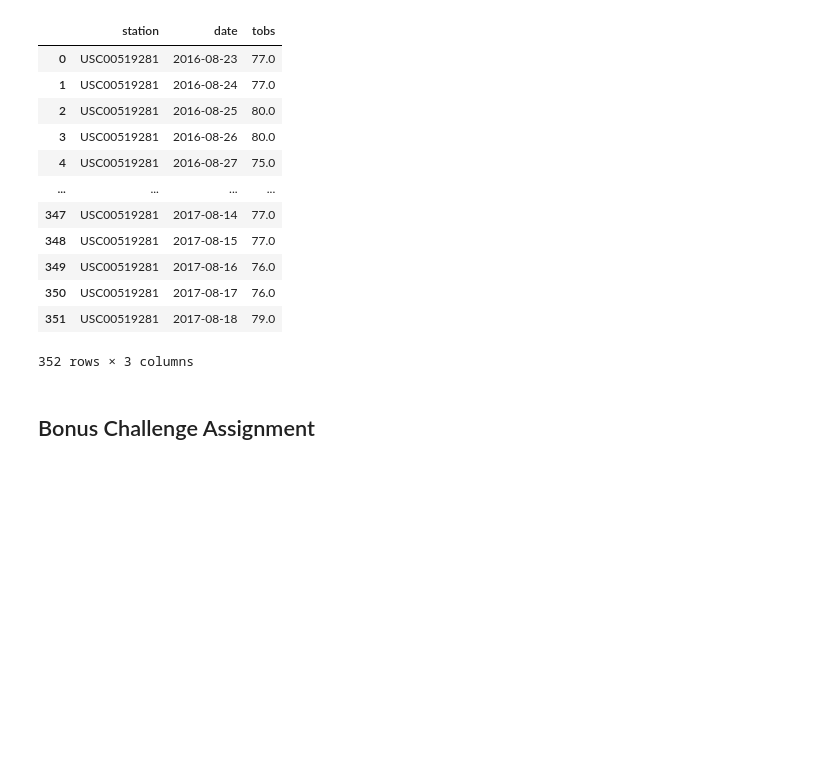
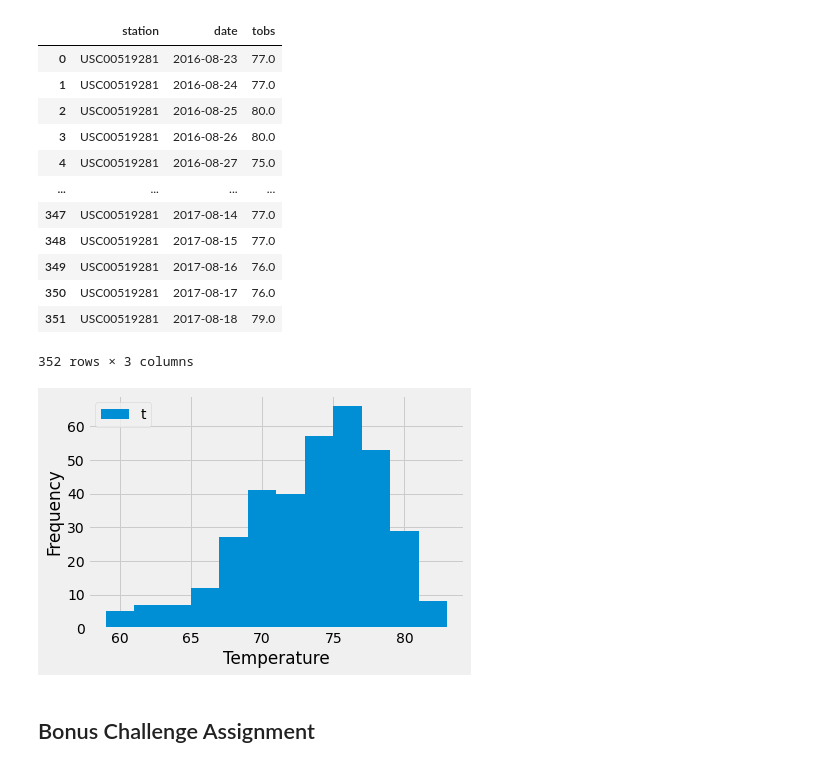
Before and after one commit to DMVance/climate-app, a Jupyter notebook: climate_starter.ipynb, the cells around one changed output. Saved outputs shown, nothing was run; the diff lists cells and outputs as text; code cells hidden in the pictures; blank space fills up the shorter version.

```diff
--- a/climate_starter.ipynb
+++ b/climate_starter.ipynb
@@ -270,17 +292,14 @@ most_tobs = """SELECT m.station, count(m.tobs) FROM measurement as m
     GROUP BY m.station
     ORDER BY count(m.tobs) DESC;"""
 df_most_tobs = pd.read_sql(most_tobs, conn)
-precip_high_count = df_most_tobs["station"][0]
+station_highest_count_tobs = df_most_tobs["station"][0]
 
-tobs_meas_high_count = f"""SELECT m.station, m.date, m.tobs FROM measurement as m
+tobs_12mo = f"""SELECT m.station, m.date, m.tobs FROM measurement as m
     WHERE m.date >= '{start_date}'
-    and m.station == '{precip_high_count}';"""
-
-df_tobs_high_count = pd.read_sql(tobs_meas_high_count, conn)
-df_tobs_high_count
-
-# df_tobs_high_count.sort_values(by="date")
-# df_tobs_high_count.set_index("date")
+    and m.station == '{station_highest_count_tobs}'
+    ;"""
+df_tobs_12mo = pd.read_sql(tobs_12mo, conn)
+df_tobs_12mo
 # %% [output]
 |  | station | date | tobs |
 | 0 | USC00519281 | 2016-08-23 | 77.0 |
@@ -295,5 +314,13 @@ df_tobs_high_count
 | 350 | USC00519281 | 2017-08-17 | 76.0 |
 | 351 | USC00519281 | 2017-08-18 | 79.0 |
 352 rows × 3 columns
+# %%
+plt.hist(df_tobs_12mo["tobs"], bins=12)
+plt.xlabel("Temperature")
+plt.ylabel("Frequency")
+plt.legend("tobs", loc='upper left')
+plt.show()
+# %% [output]
+[figure, added]
 # %% [markdown]
 ## Bonus Challenge Assignment
```
Also changed, not shown: parts of 7 cells of this notebook.
